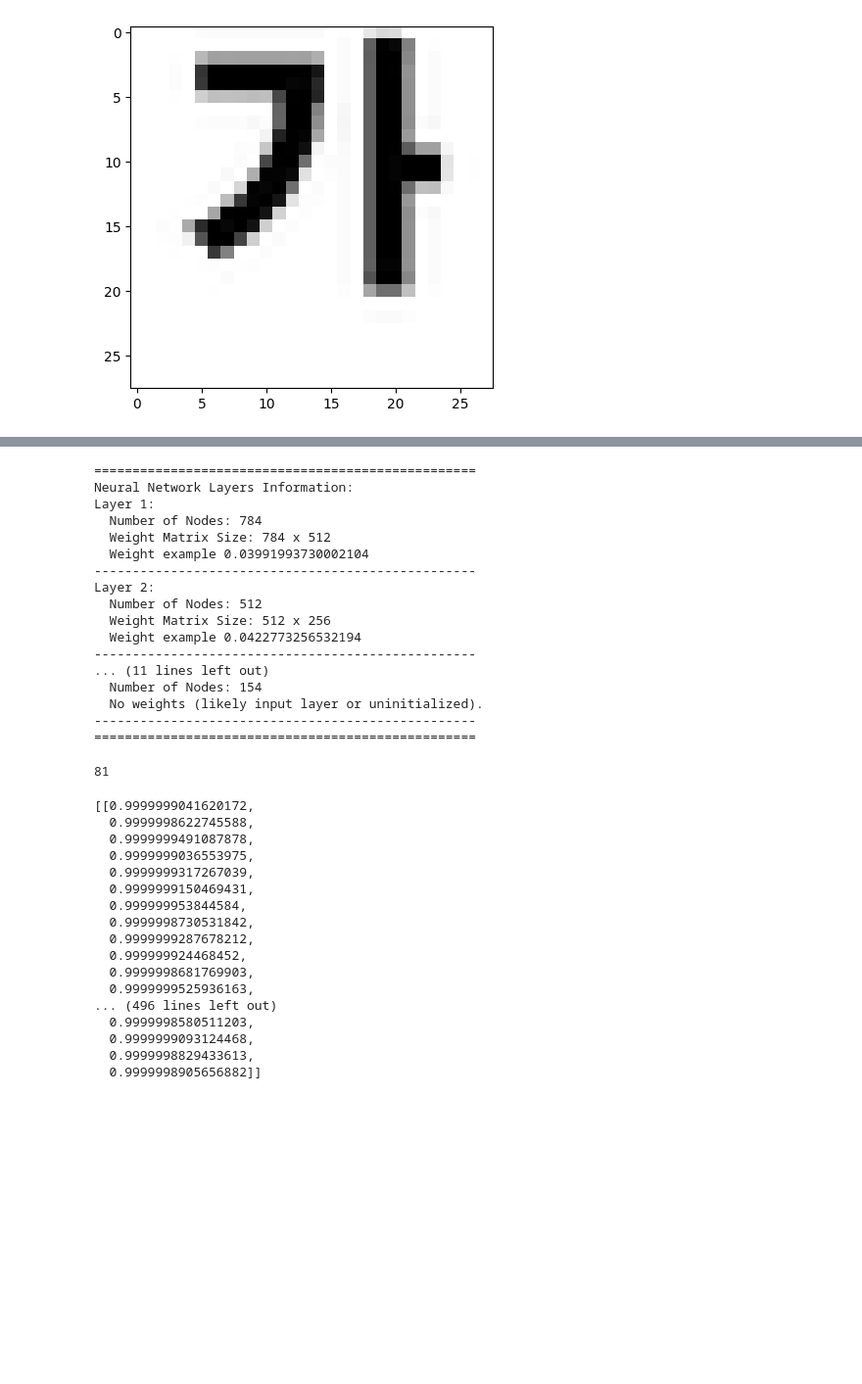
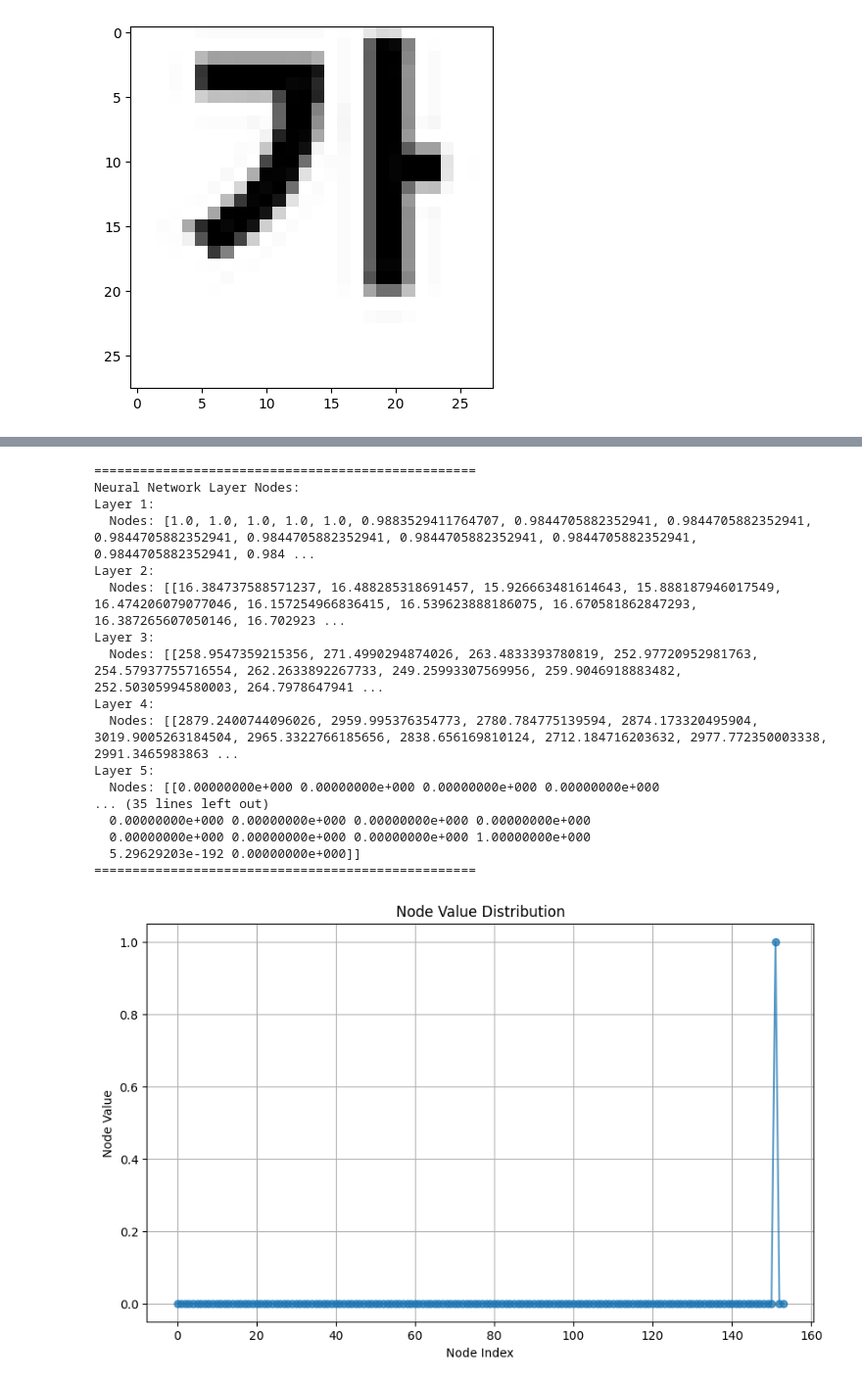
Before and after one commit to rimi3226/neural_network, a Jupyter notebook: src/class/test.ipynb, the cells around one changed output, grey strips where cells are left out. Shown at 98% size. Saved outputs shown, nothing was run; the diff lists cells and outputs as text; code cells hidden in the pictures; blank space fills up the shorter version.

```diff
--- a/src/class/test.ipynb
+++ b/src/class/test.ipynb
@@ -117,25 +80,0 @@ def analyze_softmax(output_nodes):
-# %%
-test_layers(nn)
-# %% [output]
-==================================================
-Neural Network Layers Information:
-Layer 1:
-  Number of Nodes: 784
-  Weight Matrix Size: 784 x 512
-  Weight example 0.03991993730002104
---------------------------------------------------
-Layer 2:
-  Number of Nodes: 512
-  Weight Matrix Size: 512 x 256
-  Weight example 0.0422773256532194
---------------------------------------------------
-... (11 lines left out)
-  Number of Nodes: 154
-  No weights (likely input layer or uninitialized).
---------------------------------------------------
-==================================================
-# %%
-d=[[0.0, 0.0, 0.0, 0.0, 0.0, 0.0, 0.0, 0.0, 0.0, 0.0, 0.0, 0.0, 0.0, 0.0, 0.0, 0.0, 0.0, 0.0, 0.0, 0.0, 0.0, 0.0, 0.0, 0.0, 0.0, 0.0, 0.0, 0.0, 0.0, 0.0, 0.0, 0.0, 0.0, 0.0, 0.0, 0.0, 0.0, 0.0, 0.0, 0.0, 0.0, 0.0, 0.0, 0.0, 0.0, 0.0, 0.0, 0.0, 0.0, 0.0, 0.0, 0.0, 0.0, 0.0, 0.0, 0.0, 0.0, 0.0, 0.0, 0.0, 0.0, 0.0, 0.0, 0.0, 0.0, 0.0, 0.0, 0.0, 0.0, 0.0, 0.0, 0.0, 0.0, 0.0, 0.0, 0.0, 0.0, 0.0, 0.0, 0.0, 0.0, 1.0, 0.0, 0.0, 0.0, 0.0, 0.0, 0.0, 0.0, 0.0, 0.0, 0.0, 0.0, 0.0, 0.0, 0.0, 0.0, 0.0, 0.0, 0.0, 0.0, 0.0, 0.0, 0.0, 0.0, 0.0, 0.0, 0.0, 0.0, 0.0, 0.0, 0.0, 0.0, 0.0, 0.0, 0.0, 0.0, 0.0, 0.0, 0.0, 0.0, 0.0, 0.0, 0.0, 0.0, 0.0, 0.0, 0.0, 0.0, 0.0, 0.0, 0.0, 0.0, 0.0, 0.0, 0.0, 0.0, 0.0, 0.0, 0.0, 0.0, 0.0, 0.0, 0.0, 0.0, 0.0, 0.0, 0.0, 0.0, 0.0, 0.0, 0.0, 0.0, 0.0]]
-d[0].index(1.0)
-# %% [output]
-81
@@ -149,20 +81,23 @@ import activationFunc as af
-# %%
-af.sigmoid(w)
-# %% [output]
-[[0.9999999041620172,
-  0.9999998622745588,
-  0.9999999491087878,
-  0.9999999036553975,
-  0.9999999317267039,
-  0.9999999150469431,
-  0.999999953844584,
-  0.9999998730531842,
-  0.9999999287678212,
-  0.999999924468452,
-  0.9999998681769903,
-  0.9999999525936163,
-... (496 lines left out)
-  0.9999998580511203,
-  0.9999999093124468,
-  0.9999998829433613,
-  0.9999998905656882]]
+# %%
+import visualization as viz
+viz.print_layer_nodes(nn.layers)
+viz.plot_layer_nodes(nn.layers[-1].nodes[0])
+# %% [output]
+==================================================
+Neural Network Layer Nodes:
+Layer 1:
+  Nodes: [1.0, 1.0, 1.0, 1.0, 1.0, 0.9883529411764707, 0.9844705882352941, 0.9844705882352941, 0.9844705882352941, 0.9844705882352941, 0.9844705882352941, 0.9844705882352941, 0.9844705882352941, 0.984 ...
+Layer 2:
+  Nodes: [[16.384737588571237, 16.488285318691457, 15.926663481614643, 15.888187946017549, 16.474206079077046, 16.157254966836415, 16.539623888186075, 16.670581862847293, 16.387265607050146, 16.702923 ...
+Layer 3:
+  Nodes: [[258.9547359215356, 271.4990294874026, 263.4833393780819, 252.97720952981763, 254.57937755716554, 262.2633892267733, 249.25993307569956, 259.9046918883482, 252.50305994580003, 264.7978647941 ...
+Layer 4:
+  Nodes: [[2879.2400744096026, 2959.995376354773, 2780.784775139594, 2874.173320495904, 3019.9005263184504, 2965.3322766185656, 2838.656169810124, 2712.184716203632, 2977.772350003338, 2991.3465983863 ...
+Layer 5:
+  Nodes: [[0.00000000e+000 0.00000000e+000 0.00000000e+000 0.00000000e+000
+... (35 lines left out)
+  0.00000000e+000 0.00000000e+000 0.00000000e+000 0.00000000e+000
+  0.00000000e+000 0.00000000e+000 0.00000000e+000 1.00000000e+000
+  5.29629203e-192 0.00000000e+000]]
+==================================================
+[figure, added]
```
Also changed, not shown: parts of 5 cells of this notebook, 4 other files.
